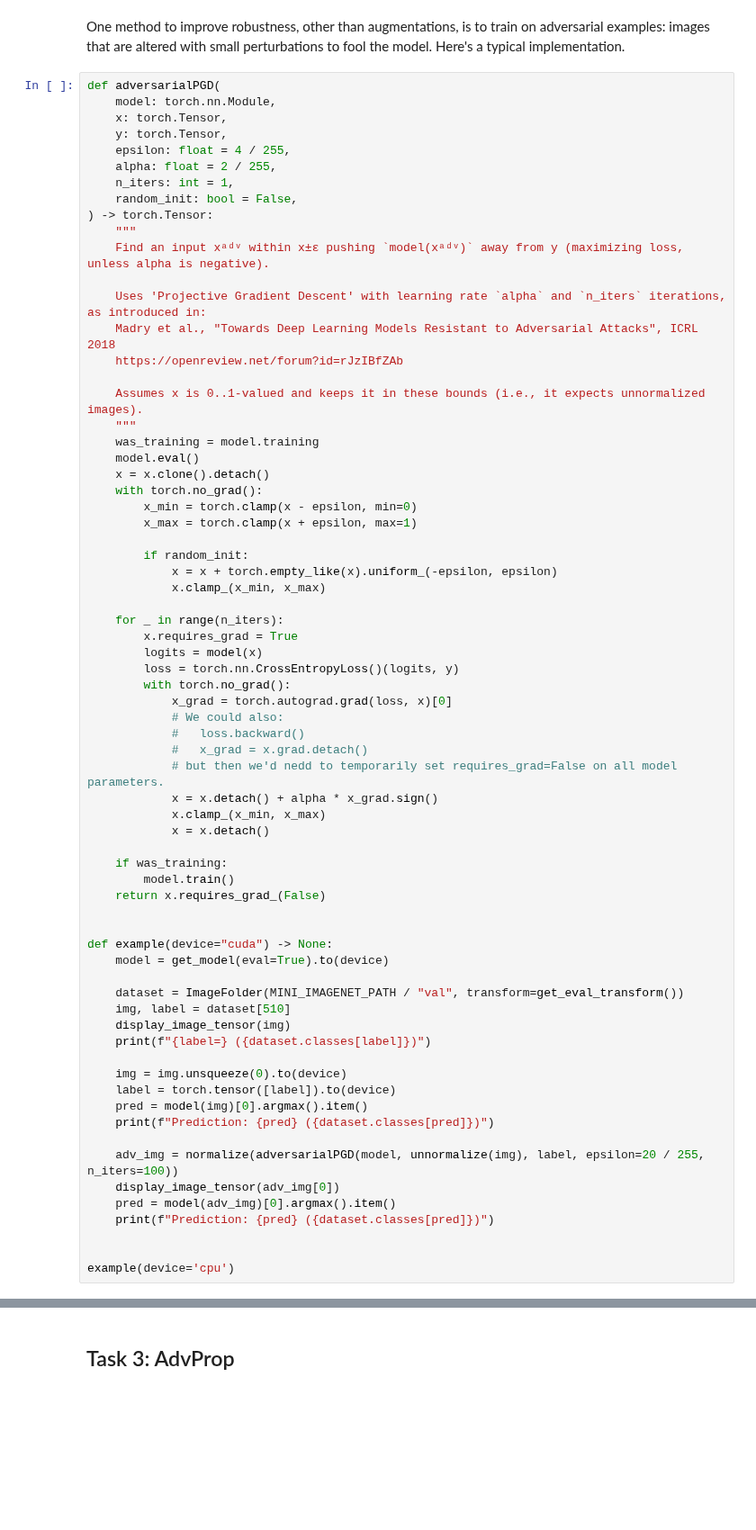
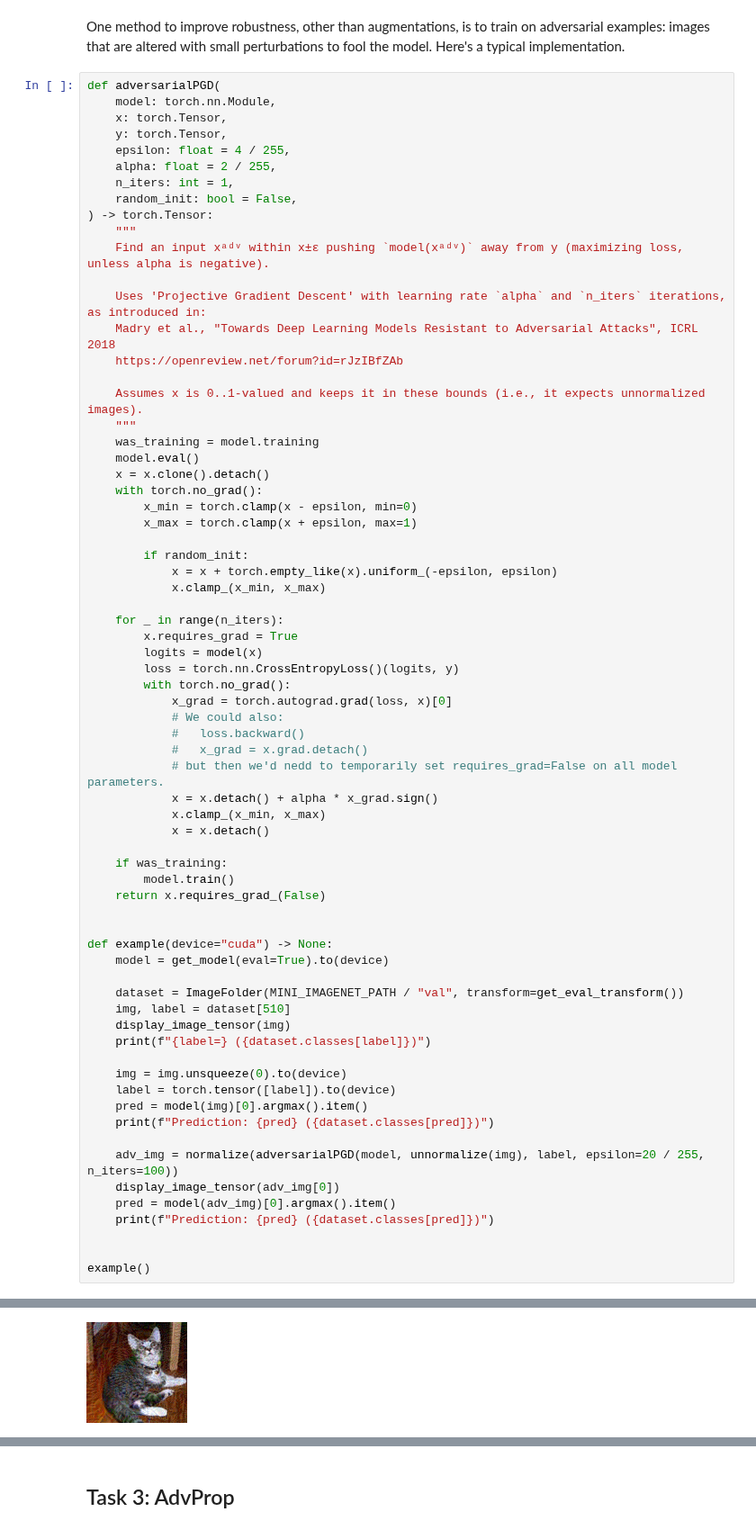
Before and after one commit to Jokilos/ML-stuff, a Jupyter notebook: DNN/hw2/hw2-textureVsShape-student.ipynb, the cells around one changed output, grey strips where cells are left out. Shown at 90% size. Drawn from its saved outputs; the diff is of its cells as text; blank space fills up the shorter version.

```diff
--- a/DNN/hw2/hw2-textureVsShape-student.ipynb
+++ b/DNN/hw2/hw2-textureVsShape-student.ipynb
@@ -1095,7 +1103,7 @@ def example(device="cuda") -> None:
     print(f"Prediction: {pred} ({dataset.classes[pred]})")
 
 
-example(device='cpu')
+example()
 # %% [output]
 [figure]
 label=5 (cat)
@@ -1101,0 +1111 @@ label=5 (cat)
+[figure, added]
```
Also changed, not shown: parts of 15 cells of this notebook.
